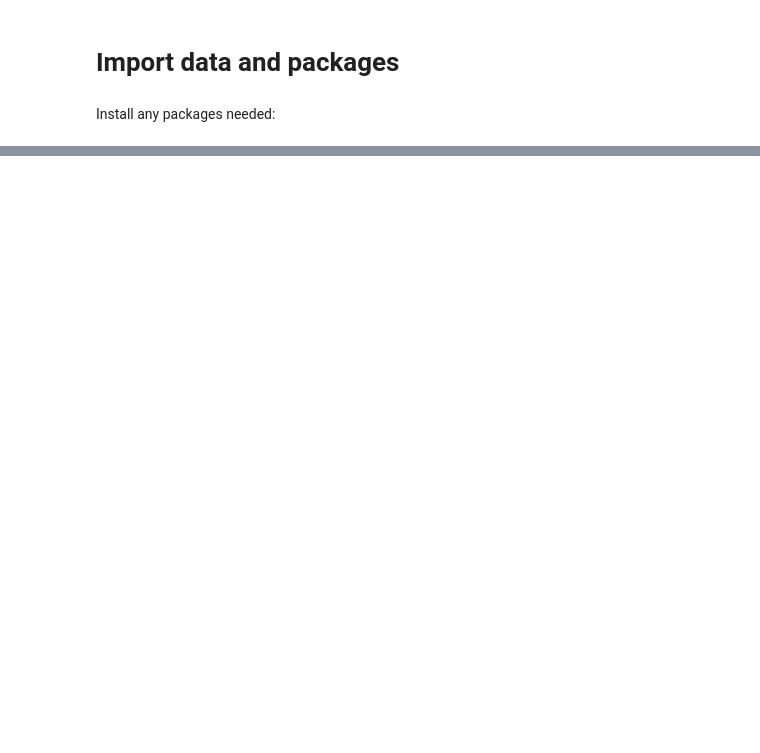
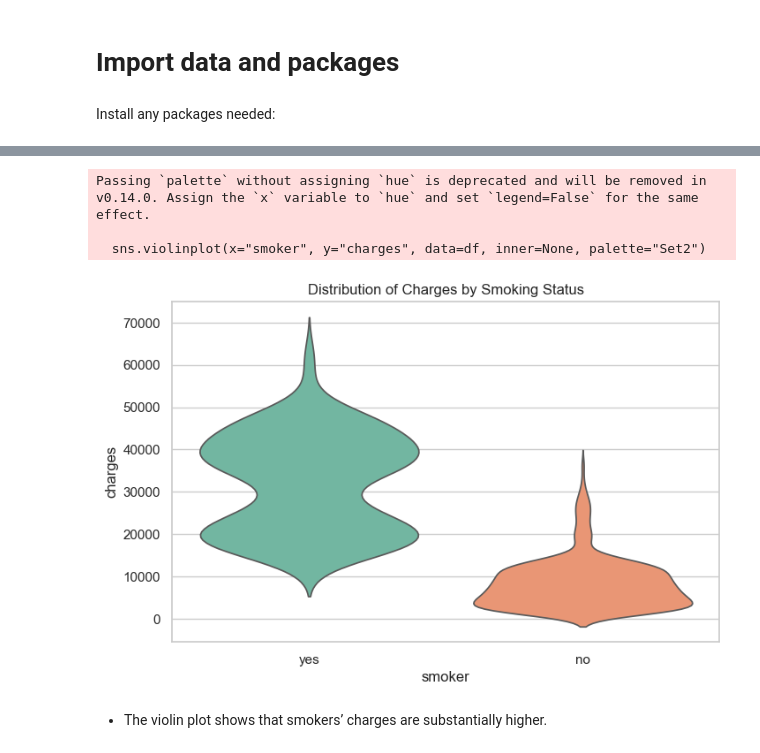
Before and after one commit to H-Smithson/healthcare_data_analysis, a Jupyter notebook: jupyter_notebooks/03_visualisations.ipynb, the cells around one changed output, grey strips where cells are left out. Saved outputs shown, nothing was run; the diff lists cells and outputs as text; code cells hidden in the pictures; blank space fills up the shorter version.

Commit message:
Add Visualisation Notebook with Pair Plot, Heatmap and Violin Plot.

```diff
--- a/jupyter_notebooks/03_visualisations.ipynb
+++ b/jupyter_notebooks/03_visualisations.ipynb
@@ -1286,0 +22,15 @@ else:
+# %%
+import pandas as pd
+import numpy as np
+import matplotlib.pyplot as plt
+import seaborn as sns
+from scipy import stats
+import statsmodels.formula.api as smf
+import statsmodels.api as sm
+
+sns.set(style='whitegrid', palette='muted')
+pd.set_option('display.max_columns', None)
+
+# Load cleaned data
+df = pd.read_csv("../data/insurance-cleaned.csv")
+df.head(), df.info()
@@ -1286,0 +62,3 @@ else:
+# %%
+df['smoker'] = df['smoker'].map({0: 'no', 1: 'yes'})
+df["sex"] = df["sex"].map({0: "female", 1: "male"})
@@ -1286,0 +74,17 @@ else:
+# %%
+sns.set(style="whitegrid", palette="muted")
+
+g = sns.pairplot(
+    df,
+    vars=['age', 'bmi', 'charges'],
+    hue='smoker',
+    diag_kind='kde',
+    height=3.5,         # increase this for larger subplots (default is ~2.5)
+    plot_kws={'alpha': 0.6, 's': 40},  # alpha = transparency, s = marker size
+)
+
+num_vars = ['age', 'bmi', 'charges']
+plt.figure(figsize=(6, 5))
+sns.heatmap(df[num_vars].corr(), annot=True, fmt=".2f", cmap='coolwarm')
+plt.title("Correlation Matrix: age, bmi, charges")
+plt.show()
@@ -1286,0 +106,13 @@ else:
+# %%
+plt.figure(figsize=(8, 5))
+sns.violinplot(x="smoker", y="charges", data=df, inner=None, palette="Set2")
+
+plt.title("Distribution of Charges by Smoking Status")
+plt.show()
+# %% [output]
+Passing `palette` without assigning `hue` is deprecated and will be removed in v0.14.0. Assign the `x` variable to `hue` and set `legend=False` for the same effect.
+
+  sns.violinplot(x="smoker", y="charges", data=df, inner=None, palette="Set2")
+[figure, added]
+# %% [markdown]
+* The violin plot shows that smokers’ charges are substantially higher.
```
Also changed, not shown: parts of 56 cells of this notebook.
